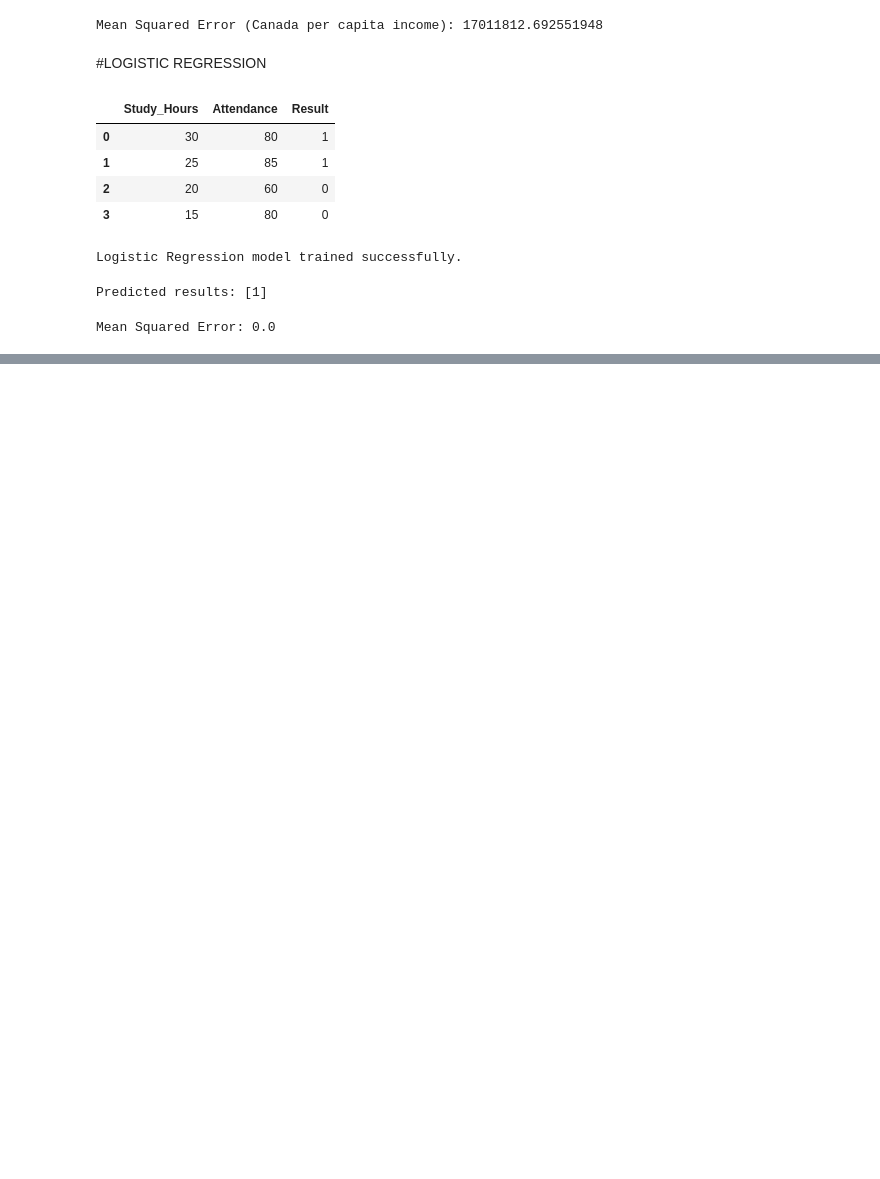
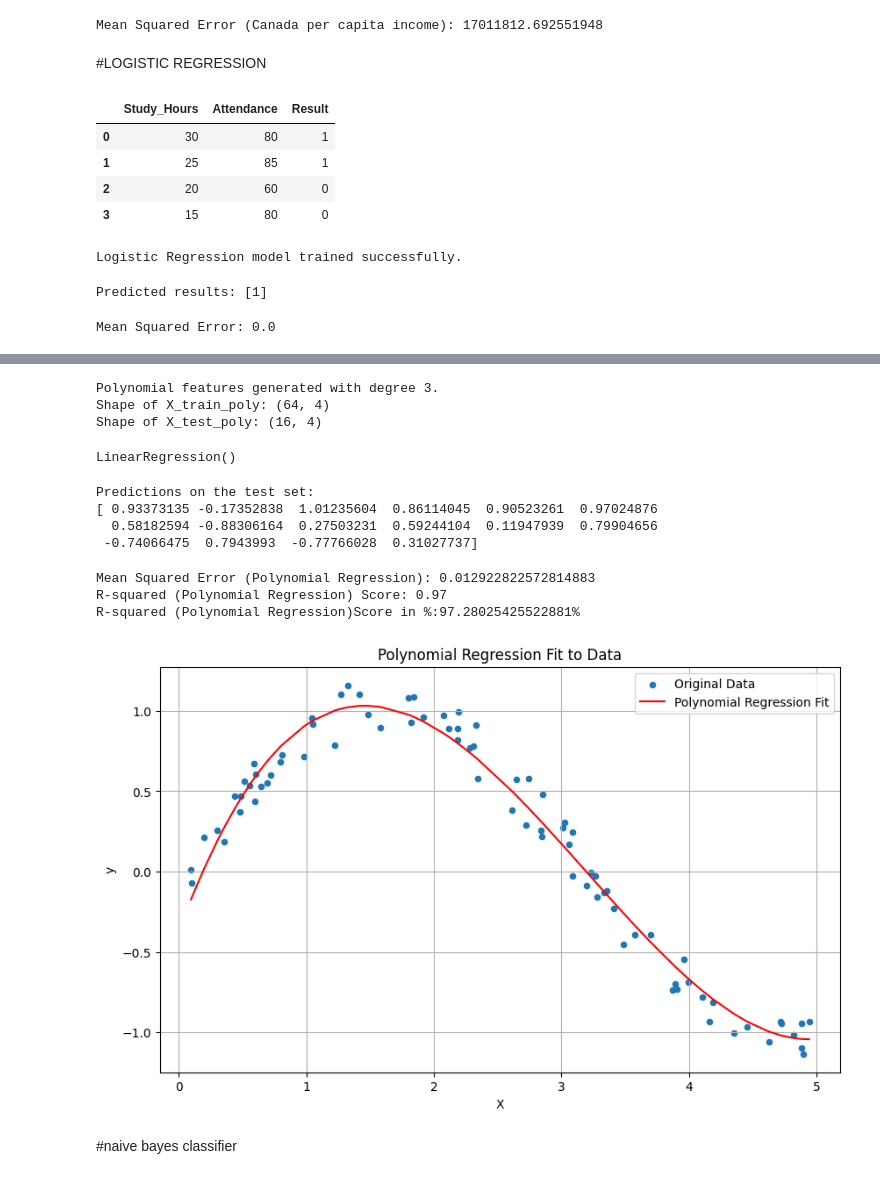
Before and after one commit to runeking2006/vac_1, a Jupyter notebook: regression.ipynb, the cells around one changed output, grey strips where cells are left out. Cells and saved outputs as stored; diff of their text form; code cells hidden in the pictures; blank space fills up the shorter version.

```diff
--- a/regression.ipynb
+++ b/regression.ipynb
@@ -134,0 +277,60 @@ Mean Squared Error: 0.0
+# %%
+# Generate polynomial features (e.g., degree 2)
+degree = 3
+poly_features = PolynomialFeatures(degree=degree)
+X_poly_features = poly_features.fit_transform(X_poly)
+
+# Split the data into training and testing sets
+X_train_poly, X_test_poly, y_train_poly, y_test_poly = train_test_split(X_poly_features, y_poly, test_size=0.2, random_state=42)
+
+print(f"Polynomial features generated with degree {degree}.")
+print("Shape of X_train_poly:", X_train_poly.shape)
+print("Shape of X_test_poly:", X_test_poly.shape)
+# %% [output]
+Polynomial features generated with degree 3.
+Shape of X_train_poly: (64, 4)
+Shape of X_test_poly: (16, 4)
+# %%
+# Train a Linear Regression model on the polynomial features
+model_poly = LinearRegression()
+model_poly.fit(X_train_poly, y_train_poly)
+# %% [output]
+LinearRegression()
+# %%
+# Make predictions on the test set
+y_pred_poly = model_poly.predict(X_test_poly)
+
+print("Predictions on the test set:")
+print(y_pred_poly)
+# %% [output]
+Predictions on the test set:
+[ 0.93373135 -0.17352838  1.01235604  0.86114045  0.90523261  0.97024876
+  0.58182594 -0.88306164  0.27503231  0.59244104  0.11947939  0.79904656
+ -0.74066475  0.7943993  -0.77766028  0.31027737]
+# %%
+# Evaluate the model
+mse_poly = mean_squared_error(y_test_poly, y_pred_poly)
+r2_poly = r2_score(y_test_poly, y_pred_poly)
+
+print(f"Mean Squared Error (Polynomial Regression): {mse_poly}")
+print(f"R-squared (Polynomial Regression) Score: {r2_poly:.2f}")
+print(f"R-squared (Polynomial Regression)Score in %:{r2_poly*100}%")
+# %% [output]
+Mean Squared Error (Polynomial Regression): 0.012922822572814883
+R-squared (Polynomial Regression) Score: 0.97
+R-squared (Polynomial Regression)Score in %:97.28025425522881%
+# %%
+# Visualize the results
+plt.figure(figsize=(10, 6))
+plt.scatter(X_poly, y_poly, s=20, label='Original Data')
+plt.plot(X_poly, model_poly.predict(poly_features.fit_transform(X_poly)), color='red', label='Polynomial Regression Fit')
+plt.title('Polynomial Regression Fit to Data')
+plt.xlabel('X')
+plt.ylabel('y')
+plt.legend()
+plt.grid(True)
+plt.show()
+# %% [output]
+[figure, added]
+# %% [markdown]
+#naive bayes classifier
```
Also changed, not shown: parts of 21 cells of this notebook.
